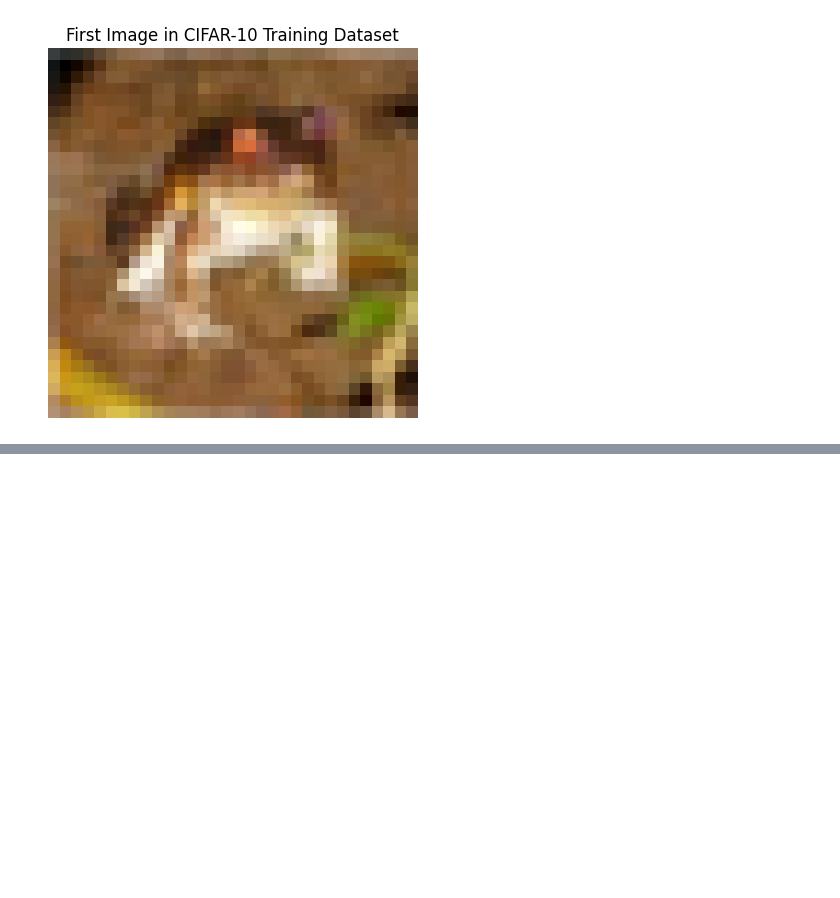
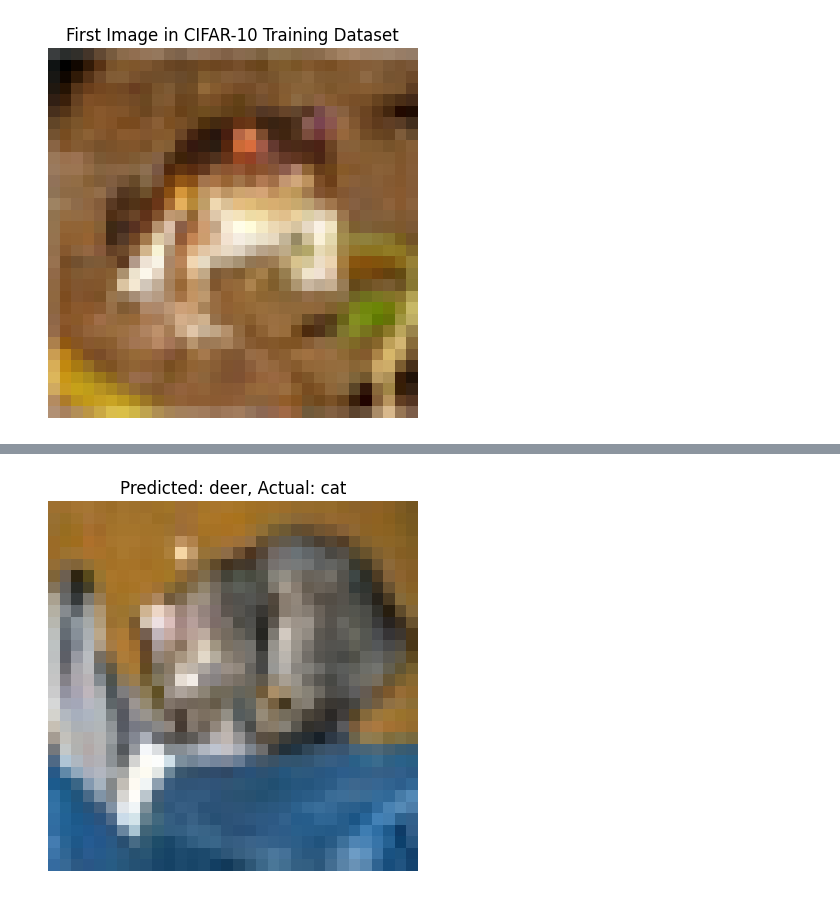
Before and after one commit to raihanewubd/CNNwithEvolutionary-algorithms, a Jupyter notebook: CNNwithEvolutionaryV2.ipynb, the cells around one changed output, grey strips where cells are left out. Cells and saved outputs as stored; diff of their text form; code cells hidden in the pictures; blank space fills up the shorter version.

```diff
--- a/CNNwithEvolutionaryV2.ipynb
+++ b/CNNwithEvolutionaryV2.ipynb
@@ -73,13 +169,21 @@ def get_flat_params(model):
     # Get all model parameters as a flattened numpy array
     return np.concatenate([param.data.cpu().numpy().flatten() for param in model.parameters()])
 
-def set_flat_params(model, flat_params):
+#def set_flat_params(model, flat_params):
     # Set model parameters from a flattened numpy array
-    idx = 0
-    for param in model.parameters():
-        param_size = param.numel()
-        param.data = torch.tensor(flat_params[idx:idx + param_size].reshape(param.size())).to(param.device)
-        idx += param_size
+#    idx = 0
+    #for param in model.parameters():
+     #   param_size = param.numel()
+      #  param.data = torch.tensor(flat_params[idx:idx + param_size].reshape(param.size())).to(param.device)
+       # idx += param_size
+# %%
+def set_flat_params(model, flat_params):
+    idx = 0
+    flat_params = torch.tensor(flat_params, dtype=torch.float32, device=next(model.parameters()).device)
+    for param in model.parameters():
+        param_size = param.numel()
+        param.data = flat_params[idx:idx + param_size].view(param.size())
+        idx += param_size
 # %%
 def evaluate_model(model, dataloader, criterion):
     # Calculate loss for a single epoch
@@ -168,0 +357,51 @@ best_params = differential_evolution(objective_function, bounds, population_size
+# %%
+def display_test_result(model, test_loader, device, class_names):
+    """
+    Displays a single test image with its predicted and actual label.
+    """
+    model.eval()
+
+    # Get a single batch from the test loader
+    dataiter = iter(test_loader)
+    images, labels = next(dataiter)
+
+    # Move data to the appropriate device
+    images, labels = images.to(device), labels.to(device)
+
+    # Get predictions
+    outputs = model(images)
+    _, predicted = torch.max(outputs, 1)
+
+    # Choose an image to display (e.g., the first image in the batch)
+    image_index = 0
+    image = images[image_index].cpu()  # Move image to CPU for plotting
+    label = labels[image_index].item()
+    prediction = predicted[image_index].item()
+
+    # Un-normalize the image for display
+    image = (image * 0.5) + 0.5  # Un-normalize to [0, 1]
+    image = np.transpose(image.numpy(), (1, 2, 0))  # Transpose for Matplotlib
+
+    # Display the image
+    plt.imshow(image)
+    plt.title(f"Predicted: {class_names[prediction]}, Actual: {class_names[label]}")
+    plt.axis('off')
+    plt.show()
+
+# ... (Previous code remains the same) ...
+
+# CIFAR-10 class names
+class_names = ['airplane', 'automobile', 'bird', 'cat', 'deer', 'dog', 'frog', 'horse', 'ship', 'truck']
+
+# Set the best parameters to the model
+set_flat_params(model, best_params[0])
+
+# Display one test result
+display_test_result(model, test_loader, device, class_names)
+
+# Evaluate on the test dataset and print overall results
+test_loss, test_accuracy = evaluate_model_on_test(model, test_loader, criterion)
+print(f"Final Test Loss: {test_loss:.4f}")
+print(f"Final Test Accuracy: {test_accuracy:.4f}")
+# %% [output]
+[figure, added]
```
Also changed, not shown: parts of 16 cells of this notebook.
